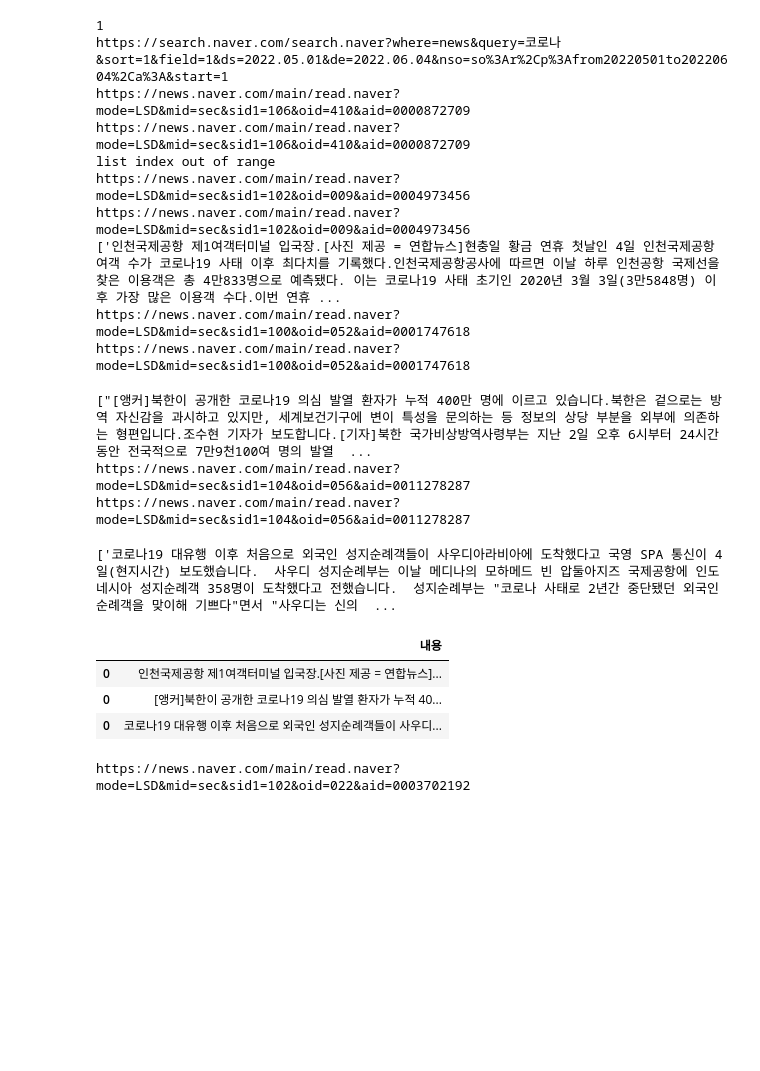
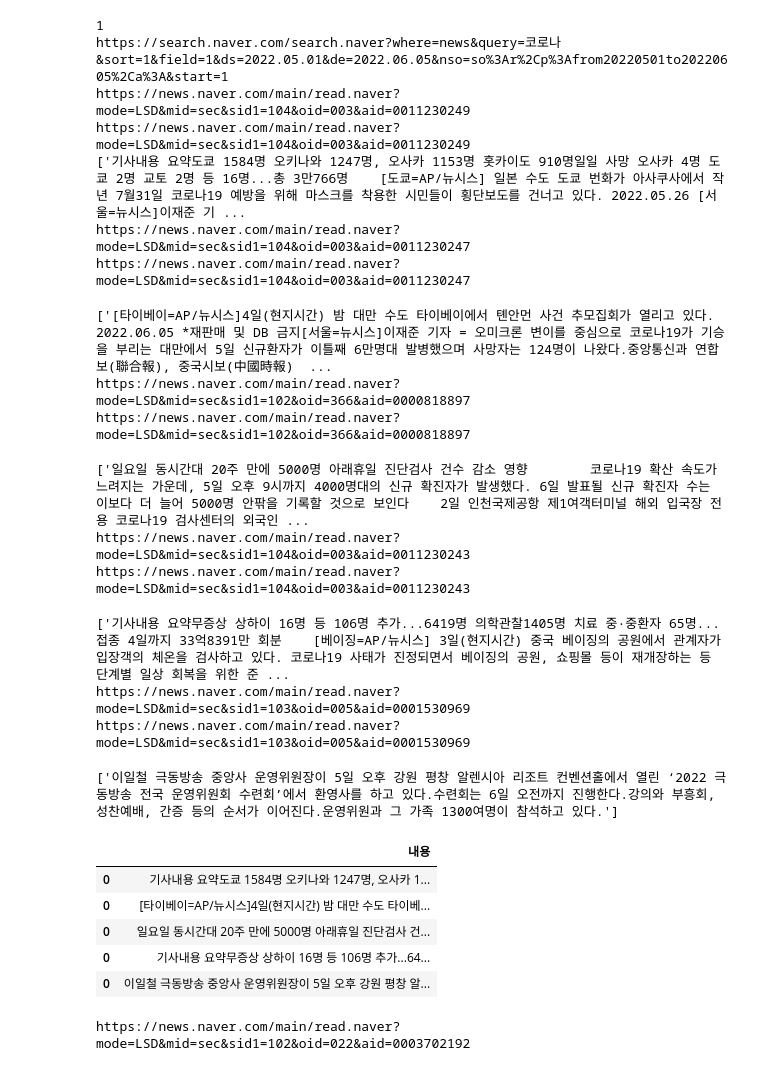
Before and after one commit to cowjd/social, a Jupyter notebook: beautifulsoup/wordcloud_test.ipynb, the cells around one changed output. Cells and saved outputs as stored; diff of their text form; code cells hidden in the pictures; blank space fills up the shorter version.

```diff
--- a/beautifulsoup/wordcloud_test.ipynb
+++ b/beautifulsoup/wordcloud_test.ipynb
@@ -16,7 +16,8 @@ def get_news(n_url):
     bsoup = BeautifulSoup(breq.content, 'html.parser')
 
     # news text
-    _text = bsoup.select('#newsct_article')[0].get_text().replace('\n', " ")
+    # _text = bsoup.select('#newsct_article')[0].get_text().replace('\n', " ")   # 2022 5월 1일에서 6월 4일자 뉴스 내용 6월 5일까지도 되네
+    _text = bsoup.select('#newsct_article')[0].get_text().replace('\n', " ") # 크롤링 더 해보려다 body부분 아이디 못찾아서 실패!
     btext = _text.replace("// flash 오류를 우회하기 위한 함수 추가 function _flash_removeCallback() {}", "")
     news_detail.append(btext.strip())
 
@@ -29,7 +30,7 @@ df = pd.DataFrame(columns=columns)
 
 query = '코로나'   # url 인코딩 에러는 encoding parse.quote(query)
 s_date = "2022.05.01"
-e_date = "2022.06.04"
+e_date = "2022.06.05"
 s_from = s_date.replace(".", "")
 e_to = e_date.replace(".", "")
 page = 1
@@ -55,49 +56,54 @@ while True:
     soup = BeautifulSoup(cont, 'html.parser')
 
 
     naver_news = soup.find_all("a", {"class": "info"})
     if naver_news == []:
         break
 
 
     for a_tag in naver_news:
         try:
             news_url = a_tag.attrs["href"]
             if news_url.startswith("https://news.naver.com"):
                 print(news_url)
                 news_detail = get_news(news_url)
                 print(news_detail)
                 df = df.append(pd.DataFrame(
                    [[news_detail[0]]], columns=columns))
         except Exception as e:
             print(e)
             continue
     break
 
     page += 10
 
 
 # print(soup.select_one('.tit_view').get_text())
 df
 # %% [output]
 1
-https://search.naver.com/search.naver?where=news&query=코로나&sort=1&field=1&ds=2022.05.01&de=2022.06.04&nso=so%3Ar%2Cp%3Afrom20220501to20220604%2Ca%3A&start=1
-https://news.naver.com/main/read.naver?mode=LSD&mid=sec&sid1=106&oid=410&aid=0000872709
-https://news.naver.com/main/read.naver?mode=LSD&mid=sec&sid1=106&oid=410&aid=0000872709
-list index out of range
-https://news.naver.com/main/read.naver?mode=LSD&mid=sec&sid1=102&oid=009&aid=0004973456
-https://news.naver.com/main/read.naver?mode=LSD&mid=sec&sid1=102&oid=009&aid=0004973456
-['인천국제공항 제1여객터미널 입국장.[사진 제공 = 연합뉴스]현충일 황금 연휴 첫날인 4일 인천국제공항 여객 수가 코로나19 사태 이후 최다치를 기록했다.인천국제공항공사에 따르면 이날 하루 인천공항 국제선을 찾은 이용객은 총 4만833명으로 예측됐다. 이는 코로나19 사태 초기인 2020년 3월 3일(3만5848명) 이후 가장 많은 이용객 수다.이번 연휴 ...
-https://news.naver.com/main/read.naver?mode=LSD&mid=sec&sid1=100&oid=052&aid=0001747618
-https://news.naver.com/main/read.naver?mode=LSD&mid=sec&sid1=100&oid=052&aid=0001747618
+https://search.naver.com/search.naver?where=news&query=코로나&sort=1&field=1&ds=2022.05.01&de=2022.06.05&nso=so%3Ar%2Cp%3Afrom20220501to20220605%2Ca%3A&start=1
+https://news.naver.com/main/read.naver?mode=LSD&mid=sec&sid1=104&oid=003&aid=0011230249
+https://news.naver.com/main/read.naver?mode=LSD&mid=sec&sid1=104&oid=003&aid=0011230249
+['기사내용 요약도쿄 1584명 오키나와 1247명, 오사카 1153명 홋카이도 910명일일 사망 오사카 4명 도쿄 2명 교토 2명 등 16명...총 3만766명    [도쿄=AP/뉴시스] 일본 수도 도쿄 번화가 아사쿠사에서 작년 7월31일 코로나19 예방을 위해 마스크를 착용한 시민들이 횡단보도를 건너고 있다. 2022.05.26 [서울=뉴시스]이재준 기 ...
+https://news.naver.com/main/read.naver?mode=LSD&mid=sec&sid1=104&oid=003&aid=0011230247
+https://news.naver.com/main/read.naver?mode=LSD&mid=sec&sid1=104&oid=003&aid=0011230247
-["[앵커]북한이 공개한 코로나19 의심 발열 환자가 누적 400만 명에 이르고 있습니다.북한은 겉으로는 방역 자신감을 과시하고 있지만, 세계보건기구에 변이 특성을 문의하는 등 정보의 상당 부분을 외부에 의존하는 형편입니다.조수현 기자가 보도합니다.[기자]북한 국가비상방역사령부는 지난 2일 오후 6시부터 24시간 동안 전국적으로 7만9천100여 명의 발열  ...
-https://news.naver.com/main/read.naver?mode=LSD&mid=sec&sid1=104&oid=056&aid=0011278287
-https://news.naver.com/main/read.naver?mode=LSD&mid=sec&sid1=104&oid=056&aid=0011278287
+['[타이베이=AP/뉴시스]4일(현지시간) 밤 대만 수도 타이베이에서 톈안먼 사건 추모집회가 열리고 있다. 2022.06.05 *재판매 및 DB 금지[서울=뉴시스]이재준 기자 = 오미크론 변이를 중심으로 코로나19가 기승을 부리는 대만에서 5일 신규환자가 이틀째 6만명대 발병했으며 사망자는 124명이 나왔다.중앙통신과 연합보(聯合報), 중국시보(中國時報)  ...
+https://news.naver.com/main/read.naver?mode=LSD&mid=sec&sid1=102&oid=366&aid=0000818897
+https://news.naver.com/main/read.naver?mode=LSD&mid=sec&sid1=102&oid=366&aid=0000818897
-['코로나19 대유행 이후 처음으로 외국인 성지순례객들이 사우디아라비아에 도착했다고 국영 SPA 통신이 4일(현지시간) 보도했습니다.  사우디 성지순례부는 이날 메디나의 모하메드 빈 압둘아지즈 국제공항에 인도네시아 성지순례객 358명이 도착했다고 전했습니다.  성지순례부는 "코로나 사태로 2년간 중단됐던 외국인 순례객을 맞이해 기쁘다"면서 "사우디는 신의  ...
+['일요일 동시간대 20주 만에 5000명 아래휴일 진단검사 건수 감소 영향        코로나19 확산 속도가 느려지는 가운데, 5일 오후 9시까지 4000명대의 신규 확진자가 발생했다. 6일 발표될 신규 확진자 수는 이보다 더 늘어 5000명 안팎을 기록할 것으로 보인다    2일 인천국제공항 제1여객터미널 해외 입국장 전용 코로나19 검사센터의 외국인 ...
+https://news.naver.com/main/read.naver?mode=LSD&mid=sec&sid1=104&oid=003&aid=0011230243
+https://news.naver.com/main/read.naver?mode=LSD&mid=sec&sid1=104&oid=003&aid=0011230243
+['기사내용 요약무증상 상하이 16명 등 106명 추가...6419명 의학관찰1405명 치료 중·중환자 65명...접종 4일까지 33억8391만 회분    [베이징=AP/뉴시스] 3일(현지시간) 중국 베이징의 공원에서 관계자가 입장객의 체온을 검사하고 있다. 코로나19 사태가 진정되면서 베이징의 공원, 쇼핑몰 등이 재개장하는 등 단계별 일상 회복을 위한 준 ...
+https://news.naver.com/main/read.naver?mode=LSD&mid=sec&sid1=103&oid=005&aid=0001530969
+https://news.naver.com/main/read.naver?mode=LSD&mid=sec&sid1=103&oid=005&aid=0001530969
+['이일철 극동방송 중앙사 운영위원장이 5일 오후 강원 평창 알렌시아 리조트 컨벤션홀에서 열린 ‘2022 극동방송 전국 운영위원회 수련회’에서 환영사를 하고 있다.수련회는 6일 오전까지 진행한다.강의와 부흥회, 성찬예배, 간증 등의 순서가 이어진다.운영위원과 그 가족 1300여명이 참석하고 있다.']
 |  | 내용 |
-| 0 | 인천국제공항 제1여객터미널 입국장.[사진 제공 = 연합뉴스]... |
-| 0 | [앵커]북한이 공개한 코로나19 의심 발열 환자가 누적 40... |
-| 0 | 코로나19 대유행 이후 처음으로 외국인 성지순례객들이 사우디... |
+| 0 | 기사내용 요약도쿄 1584명 오키나와 1247명, 오사카 1... |
+| 0 | [타이베이=AP/뉴시스]4일(현지시간) 밤 대만 수도 타이베... |
+| 0 | 일요일 동시간대 20주 만에 5000명 아래휴일 진단검사 건... |
+| 0 | 기사내용 요약무증상 상하이 16명 등 106명 추가...64... |
+| 0 | 이일철 극동방송 중앙사 운영위원장이 5일 오후 강원 평창 알... |
 # %%
 get_news("https://news.naver.com/main/read.naver?mode=LSD&mid=sec&sid1=102&oid=022&aid=0003702192")
 # %% [output]
```
Also changed, not shown: 3 other files.
